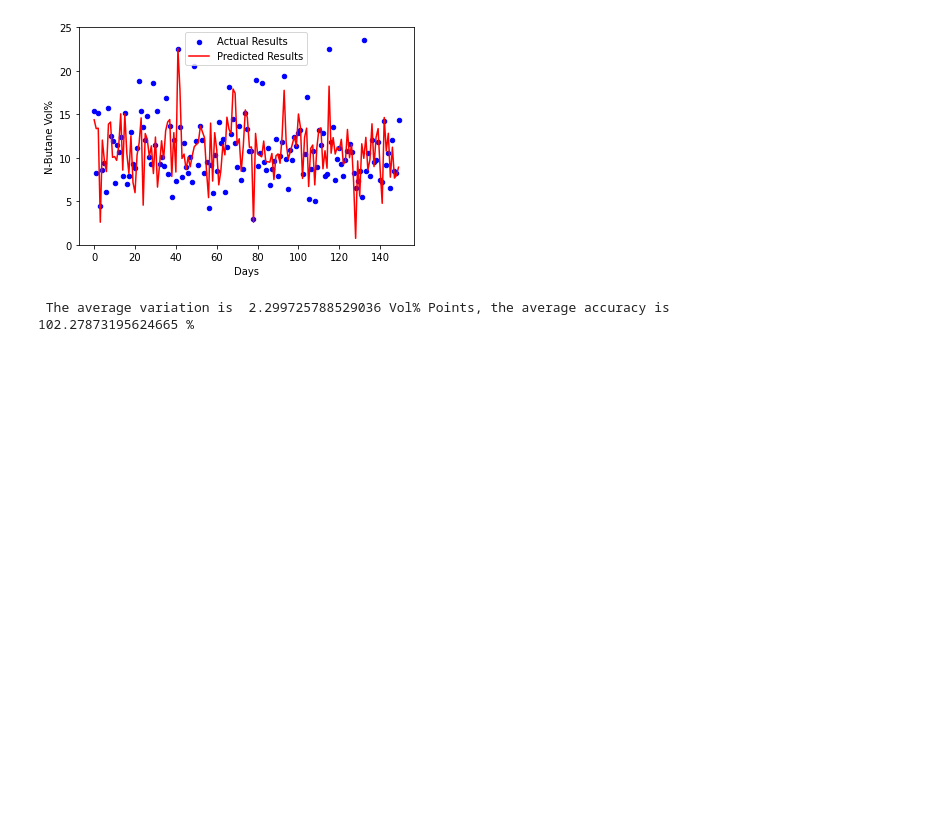
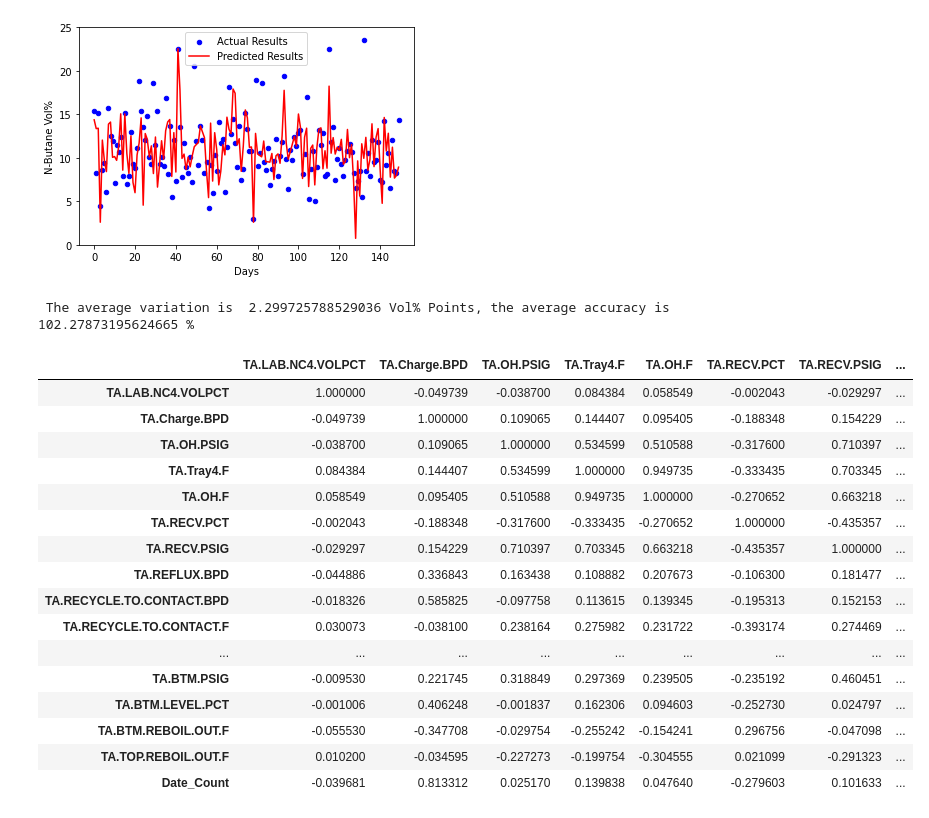
Before and after one commit to Jarney903/Red-ProjectHub, a Jupyter notebook: Models/TA_Data_Test/TA_Test_LinearRegression_V.4.ipynb, the cells around one changed output. Saved outputs shown, nothing was run; the diff lists cells and outputs as text; code cells hidden in the pictures; blank space fills up the shorter version.

```diff
--- a/Models/TA_Data_Test/TA_Test_LinearRegression_V.4.ipynb
+++ b/Models/TA_Data_Test/TA_Test_LinearRegression_V.4.ipynb
@@ -186,3 +186,38 @@ total_accuracy = results_df['Accuracy'].astype(float).mean()
 print(" The average variation is " ,total_variation, "Vol% Points, the average accuracy is " ,total_accuracy, "%")
 # %% [output]
  The average variation is  2.299725788529036 Vol% Points, the average accuracy is  102.27873195624665 %
+# %%
+# Compute pairwise correlation of columns
+# DataFrame.corr(method='pearson', min_periods=1)[source]
+# Compute pairwise correlation of columns, excluding NA/null values.
+
+# Parameters
+# method{‘pearson’, ‘kendall’, ‘spearman’} or callable
+# Method of correlation:
+# pearson : standard correlation coefficient
+# kendall : Kendall Tau correlation coefficient
+# spearman : Spearman rank correlation
+# callable: callable with input two 1d ndarrays
+# and returning a float. Note that the returned matrix from corr will have 1 along the diagonals and will be symmetric regardless of the callable’s behavior.
+# min_periodsint, optional
+# Minimum number of observations required per pair of columns to have a valid result. Currently only available for Pearson and Spearman correlation.
+
+TA_df.corr(method='pearson', min_periods=1)
+# %% [output]
+|  | TA.LAB.NC4.VOLPCT | TA.Charge.BPD | TA.OH.PSIG | TA.Tray4.F | TA.OH.F | TA.RECV.PCT | TA.RECV.PSIG | ... |
+| TA.LAB.NC4.VOLPCT | 1.000000 | -0.049739 | -0.038700 | 0.084384 | 0.058549 | -0.002043 | -0.029297 | ... |
+| TA.Charge.BPD | -0.049739 | 1.000000 | 0.109065 | 0.144407 | 0.095405 | -0.188348 | 0.154229 | ... |
+| TA.OH.PSIG | -0.038700 | 0.109065 | 1.000000 | 0.534599 | 0.510588 | -0.317600 | 0.710397 | ... |
+| TA.Tray4.F | 0.084384 | 0.144407 | 0.534599 | 1.000000 | 0.949735 | -0.333435 | 0.703345 | ... |
+| TA.OH.F | 0.058549 | 0.095405 | 0.510588 | 0.949735 | 1.000000 | -0.270652 | 0.663218 | ... |
+| TA.RECV.PCT | -0.002043 | -0.188348 | -0.317600 | -0.333435 | -0.270652 | 1.000000 | -0.435357 | ... |
+| TA.RECV.PSIG | -0.029297 | 0.154229 | 0.710397 | 0.703345 | 0.663218 | -0.435357 | 1.000000 | ... |
+| TA.REFLUX.BPD | -0.044886 | 0.336843 | 0.163438 | 0.108882 | 0.207673 | -0.106300 | 0.181477 | ... |
+| TA.RECYCLE.TO.CONTACT.BPD | -0.018326 | 0.585825 | -0.097758 | 0.113615 | 0.139345 | -0.195313 | 0.152153 | ... |
+| TA.RECYCLE.TO.CONTACT.F | 0.030073 | -0.038100 | 0.238164 | 0.275982 | 0.231722 | -0.393174 | 0.274469 | ... |
+| ... | ... | ... | ... | ... | ... | ... | ... | ... |
+| TA.BTM.PSIG | -0.009530 | 0.221745 | 0.318849 | 0.297369 | 0.239505 | -0.235192 | 0.460451 | ... |
+| TA.BTM.LEVEL.PCT | -0.001006 | 0.406248 | -0.001837 | 0.162306 | 0.094603 | -0.252730 | 0.024797 | ... |
+| TA.BTM.REBOIL.OUT.F | -0.055530 | -0.347708 | -0.029754 | -0.255242 | -0.154241 | 0.296756 | -0.047098 | ... |
+| TA.TOP.REBOIL.OUT.F | 0.010200 | -0.034595 | -0.227273 | -0.199754 | -0.304555 | 0.021099 | -0.291323 | ... |
+| Date_Count | -0.039681 | 0.813312 | 0.025170 | 0.139838 | 0.047640 | -0.279603 | 0.101633 | ... |
```
Also changed, not shown: 4 other files.
